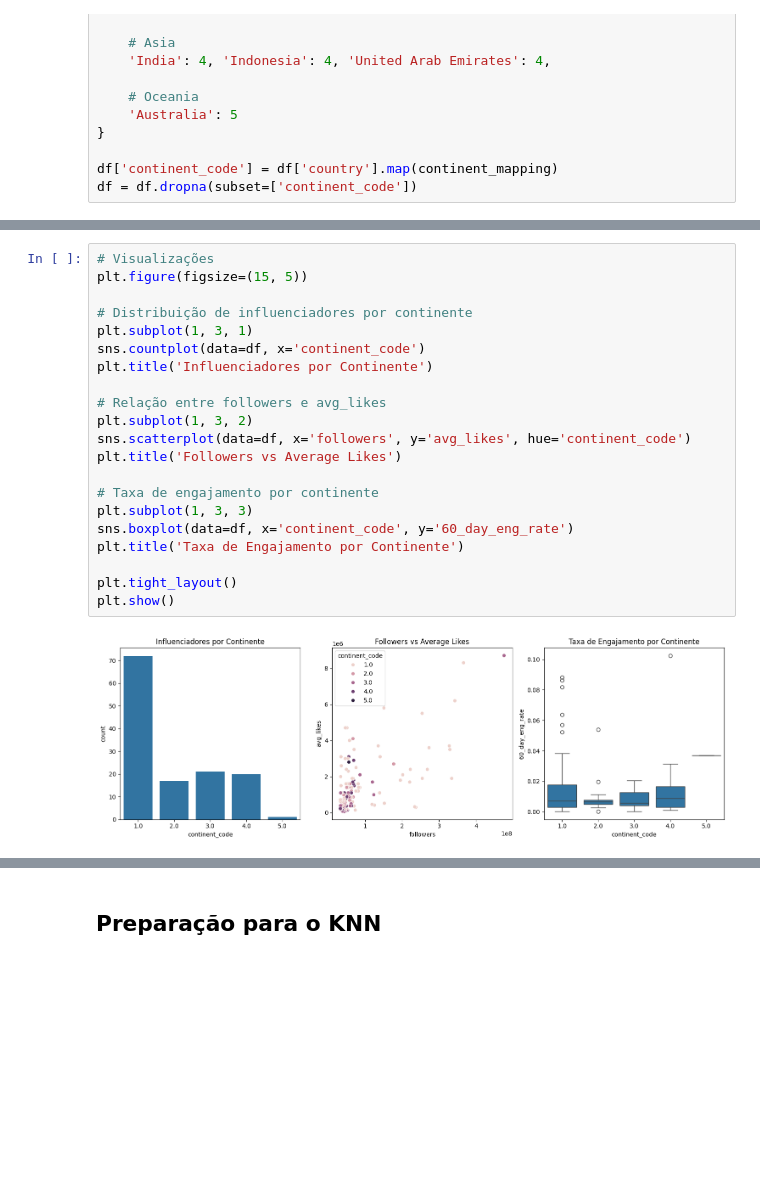
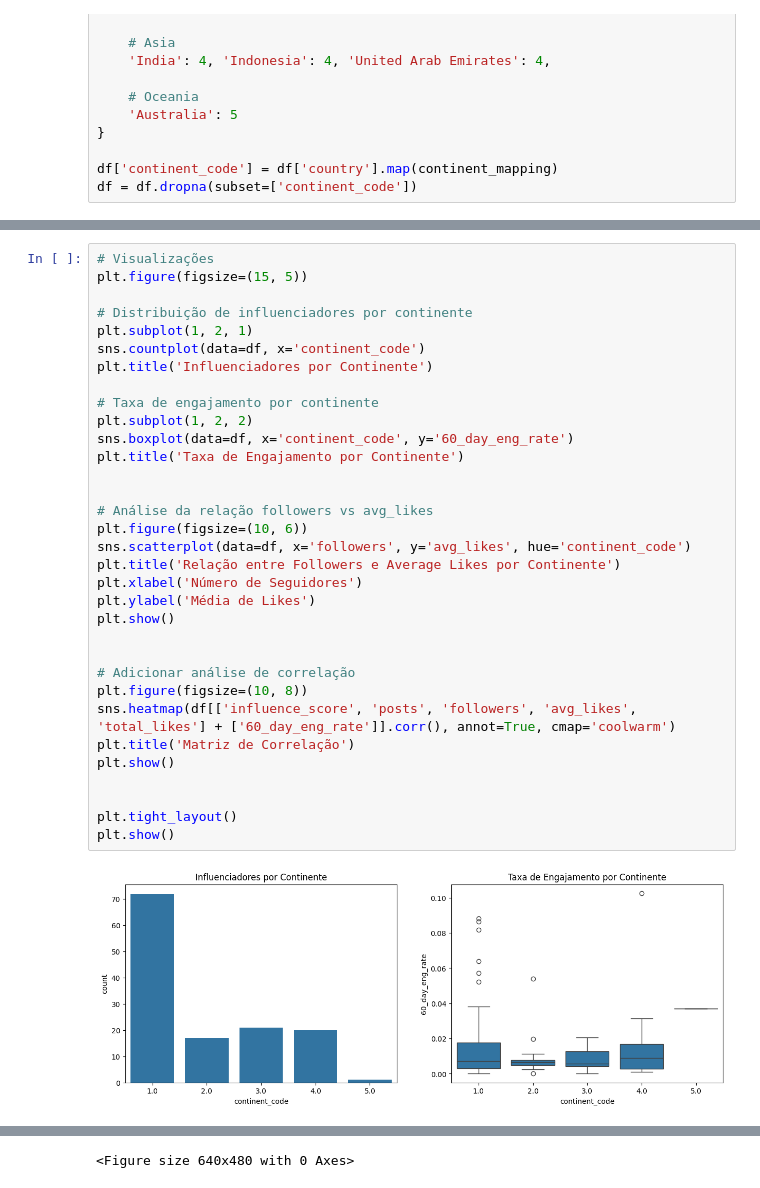
Before and after one commit to viniciuslevi/KNN, a Jupyter notebook: knn_regression.ipynb, the cells around one changed output, grey strips where cells are left out. Drawn from its saved outputs; the diff is of its cells as text; blank space fills up the shorter version.

```diff
--- a/knn_regression.ipynb
+++ b/knn_regression.ipynb
@@ -99,23 +124,35 @@ df = df.dropna(subset=['continent_code'])
 # %%
 # Visualizações
 plt.figure(figsize=(15, 5))
 
 # Distribuição de influenciadores por continente
-plt.subplot(1, 3, 1)
+plt.subplot(1, 2, 1)
 sns.countplot(data=df, x='continent_code')
 plt.title('Influenciadores por Continente')
 
-# Relação entre followers e avg_likes
-plt.subplot(1, 3, 2)
-sns.scatterplot(data=df, x='followers', y='avg_likes', hue='continent_code')
-plt.title('Followers vs Average Likes')
-
 # Taxa de engajamento por continente
-plt.subplot(1, 3, 3)
+plt.subplot(1, 2, 2)
 sns.boxplot(data=df, x='continent_code', y='60_day_eng_rate')
 plt.title('Taxa de Engajamento por Continente')
 
+
+# Análise da relação followers vs avg_likes
+plt.figure(figsize=(10, 6))
+sns.scatterplot(data=df, x='followers', y='avg_likes', hue='continent_code')
+plt.title('Relação entre Followers e Average Likes por Continente')
+plt.xlabel('Número de Seguidores')
+plt.ylabel('Média de Likes')
+plt.show()
+
+
+# Adicionar análise de correlação
+plt.figure(figsize=(10, 8))
+sns.heatmap(df[['influence_score', 'posts', 'followers', 'avg_likes', 'total_likes'] + ['60_day_eng_rate']].corr(), annot=True, cmap='coolwarm')
+plt.title('Matriz de Correlação')
+plt.show()
+
+
 plt.tight_layout()
 plt.show()
 # %% [output]
-[figure, old version]
+[figure, new version]
@@ -122,2 +161 @@ plt.show()
+<Figure size 640x480 with 0 Axes>
-# %% [markdown]
-## Preparação para o KNN
```
Also changed, not shown: parts of 17 cells of this notebook, 1 other file.
